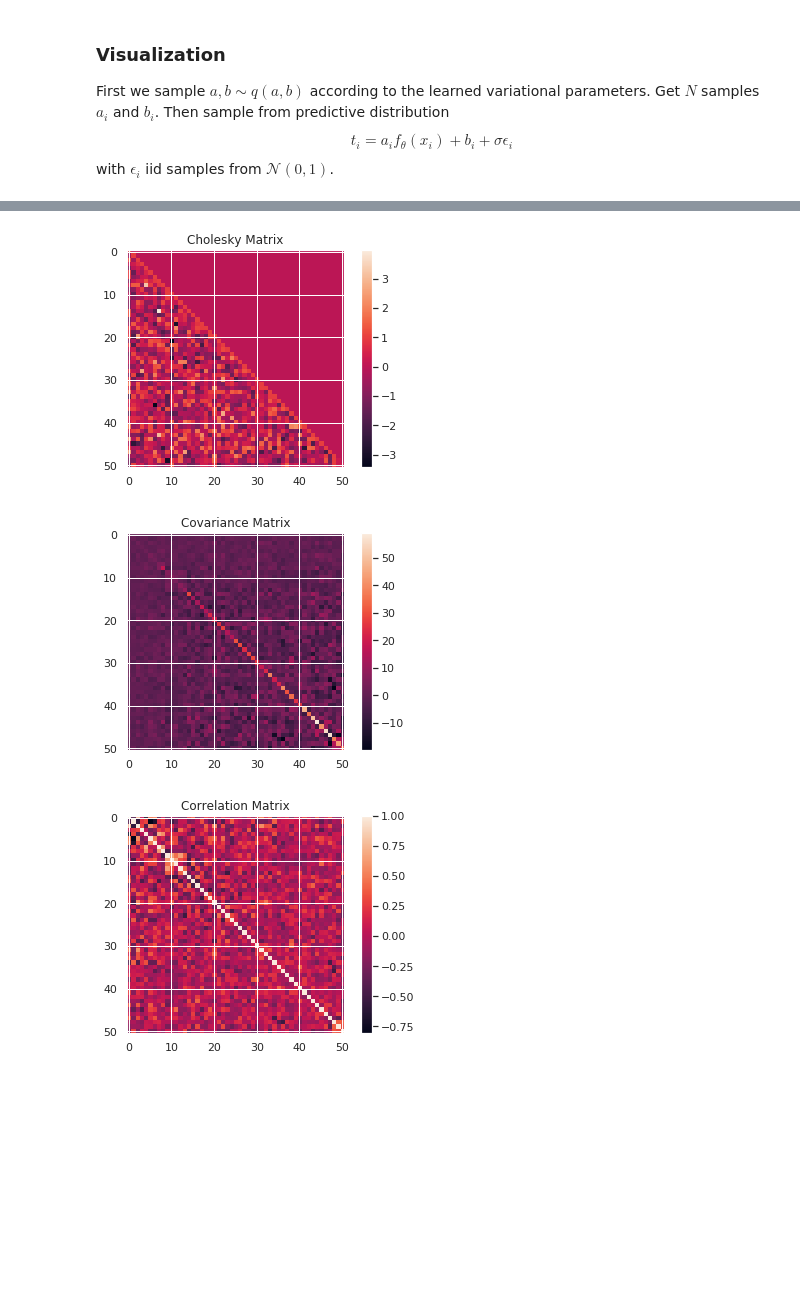
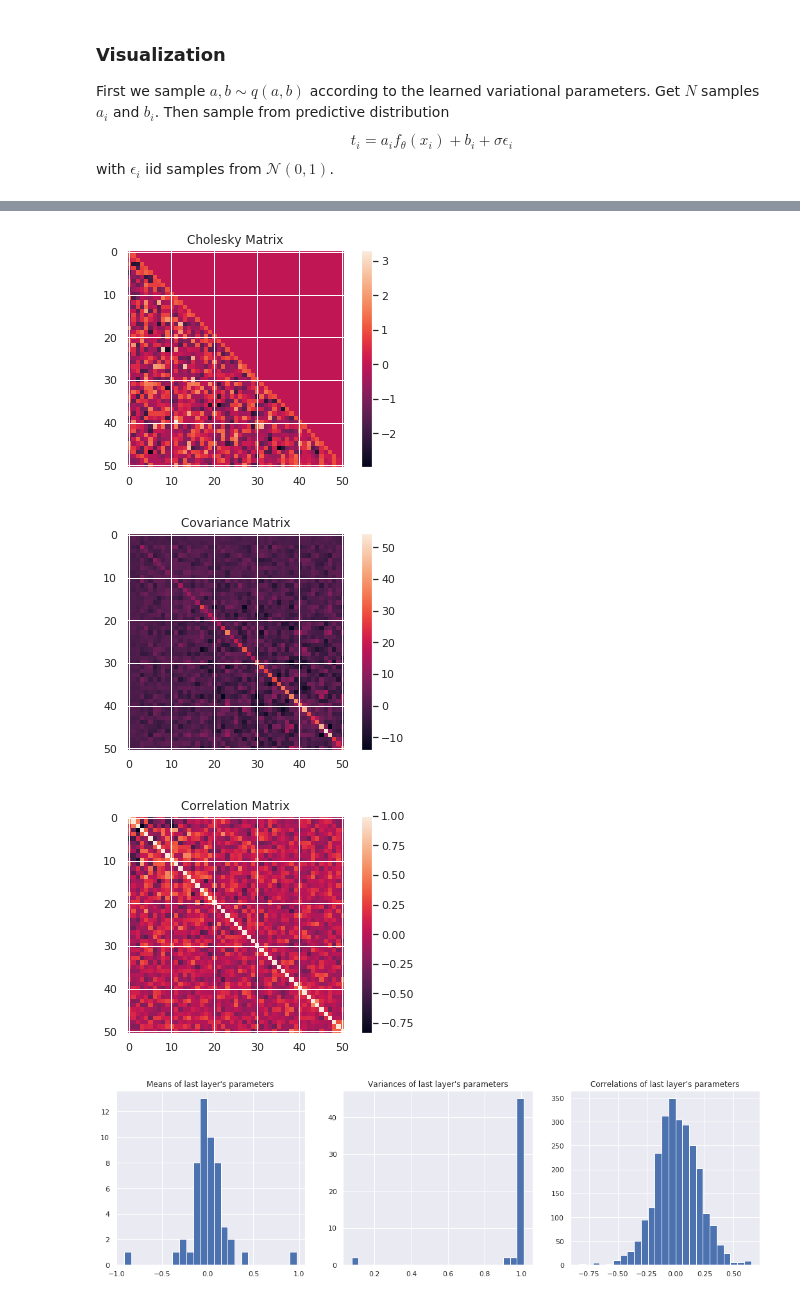
Before and after one commit to vlievin/deep-bayes, a Jupyter notebook: classification-toyexample-covariance.ipynb, the cells around one changed output, grey strips where cells are left out. Cells and saved outputs as stored; diff of their text form; code cells hidden in the pictures; blank space fills up the shorter version.

Commit message:
Show histograms of means, variances, correlations

```diff
--- a/classification-toyexample-covariance.ipynb
+++ b/classification-toyexample-covariance.ipynb
@@ -351,24 +351,38 @@ plt.show()
 # %%
 L = make_cholesky(logvar_ab, cov_ab).detach().cpu().numpy()
 Cov = L @ L.T
 inv_stds = np.diag(np.diag(Cov)**(-0.5))
 Corr = inv_stds @ Cov @ inv_stds
 
 plt.title("Cholesky Matrix")
 plt.imshow(L)
 plt.colorbar()
 plt.show()
 
 plt.title("Covariance Matrix")
 plt.imshow(Cov)
 plt.colorbar()
 plt.show()
 
 plt.title("Correlation Matrix")
 plt.imshow(Corr)
 plt.colorbar()
 plt.show()
+
+plt.figure(figsize=(18, 5))
+plt.subplot(1, 3, 1)
+plt.title("Means of last layer's parameters")
+plt.hist(mu_ab.detach(), bins=25)
+plt.subplot(1, 3, 2)
+plt.title("Variances of last layer's parameters")
+plt.hist(logvar_ab.exp().detach(), bins=25)
+plt.subplot(1, 3, 3)
+plt.title("Correlations of last layer's parameters")  # corr coefficients between pairs of DIFFERENT variables
+correlations = Corr[~np.eye(Corr.shape[0], dtype=bool)]
+plt.hist(correlations, bins=25)
+plt.show()
 # %% [output]
-[figure, old version]
+[figure, new version]
-[figure, old version]
+[figure, new version]
-[figure, old version]
+[figure, new version]
+[figure, added]
```
Also changed, not shown: parts of 2 cells of this notebook.
